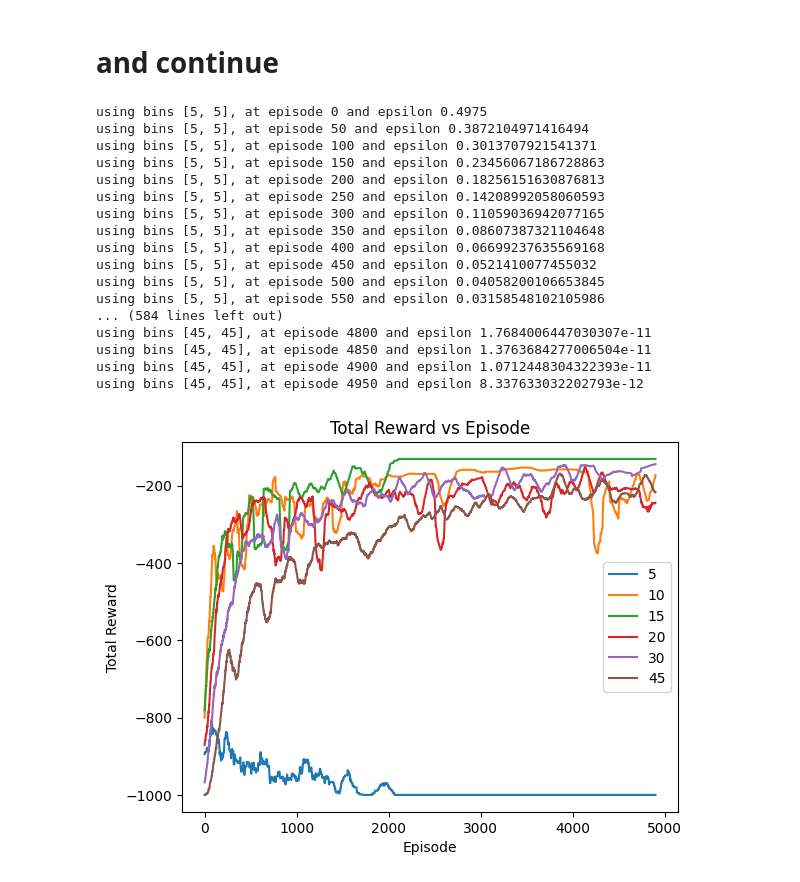
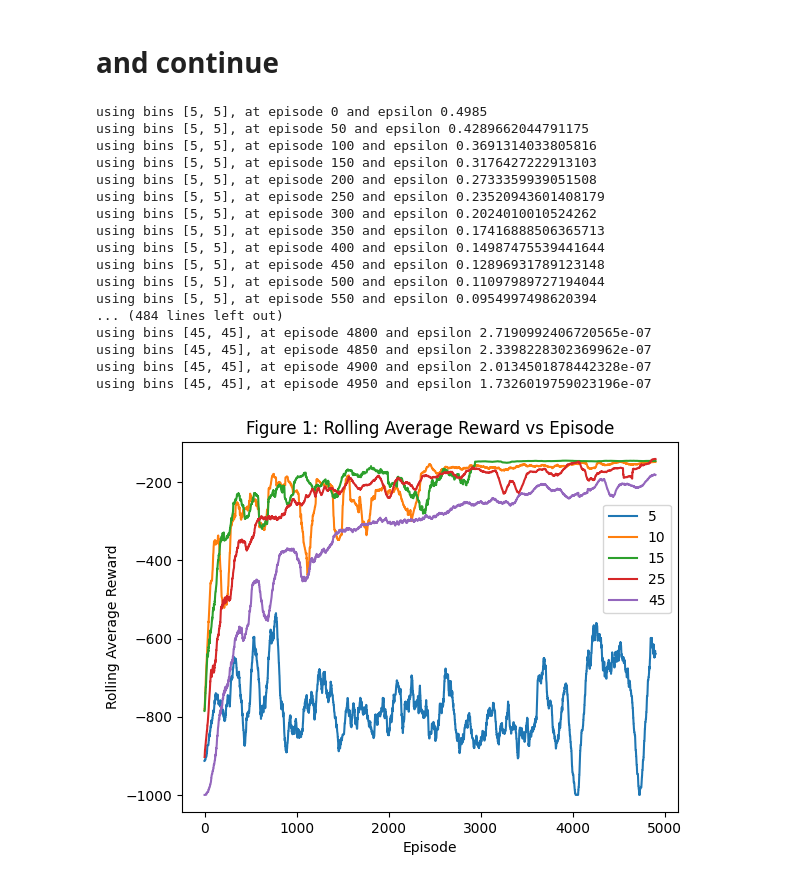
Before and after one commit to saraahmadi3/inf368, a Jupyter notebook: p4/p2ex4/ex4.ipynb, the cells around one changed output. Saved outputs shown, nothing was run; the diff lists cells and outputs as text; code cells hidden in the pictures.

Commit message:
final images

```diff
--- a/p4/p2ex4/ex4.ipynb
+++ b/p4/p2ex4/ex4.ipynb
@@ -121,8 +122,8 @@ discretize_state(state, num_bins)
 ALPHA = 0.1  # Learning rate
 GAMMA = 0.95  # Discount factor
 EPSILON = 0.5  # Epsilon-greedy exploration
-EPSILON_DECAY = 0.995  # Epsilon decay
 NUM_EPSISODES = 5000 # Number of episodes
+EPSILON_DECAY = 0.997 # Epsilon decay
 
 def train_agent_q_learning(env,num_bins,rolling_window=100,NUM_EPSISODES=NUM_EPSISODES,ALPHA=ALPHA,GAMMA=GAMMA,EPSILON=EPSILON,EPSILON_DECAY=EPSILON_DECAY):
     # Initialize the Q-table
@@ -148,7 +149,7 @@ def train_agent_q_learning(env,num_bins,rolling_window=100,NUM_EPSISODES=NUM_EPS
         total_reward = 0
 
         # Initialize the state
-        state,_=env.reset(seed=SEED)
+        state,_=env.reset()
         done = False
 
         # Train the agent
@@ -281,12 +357,13 @@ eeeeehhhh.... so ser ikke ut som den lærer å komme seg ut hver ang. og ser hel
 # %% [markdown]
 # and continue
 # %%
-bin_vals=[5,10,15,20,30,45]
+bin_vals=[5,10,15,25,45]
 bin_opts=[[b,b] for b in bin_vals]
 
 bin_info={b:{} for b in bin_vals}
 
 for num_bin in bin_opts:
+    env.reset(seed=SEED)
     tic = time()
     Q,rewards,smooth_rewards=train_agent_q_learning(env,num_bin,rolling_window=100)
     toc = time()
@@ -295,23 +372,23 @@ for num_bin in bin_opts:
     bin_info[num_bin[0]]['smooth_rewards']=smooth_rewards
     bin_info[num_bin[0]]['time']=toc-tic
 # %% [output]
-using bins [5, 5], at episode 0 and epsilon 0.4975
-using bins [5, 5], at episode 50 and epsilon 0.3872104971416494
-using bins [5, 5], at episode 100 and epsilon 0.3013707921541371
-using bins [5, 5], at episode 150 and epsilon 0.23456067186728863
-using bins [5, 5], at episode 200 and epsilon 0.18256151630876813
-using bins [5, 5], at episode 250 and epsilon 0.14208992058060593
-using bins [5, 5], at episode 300 and epsilon 0.11059036942077165
-using bins [5, 5], at episode 350 and epsilon 0.08607387321104648
-using bins [5, 5], at episode 400 and epsilon 0.06699237635569168
-using bins [5, 5], at episode 450 and epsilon 0.0521410077455032
-using bins [5, 5], at episode 500 and epsilon 0.04058200106653845
-using bins [5, 5], at episode 550 and epsilon 0.03158548102105986
-... (584 lines left out)
-using bins [45, 45], at episode 4800 and epsilon 1.7684006447030307e-11
-using bins [45, 45], at episode 4850 and epsilon 1.3763684277006504e-11
-using bins [45, 45], at episode 4900 and epsilon 1.0712448304322393e-11
-using bins [45, 45], at episode 4950 and epsilon 8.337633032202793e-12
+using bins [5, 5], at episode 0 and epsilon 0.4985
+using bins [5, 5], at episode 50 and epsilon 0.4289662044791175
+using bins [5, 5], at episode 100 and epsilon 0.3691314033805816
+using bins [5, 5], at episode 150 and epsilon 0.3176427222913103
+using bins [5, 5], at episode 200 and epsilon 0.2733359939051508
+using bins [5, 5], at episode 250 and epsilon 0.23520943601408179
+using bins [5, 5], at episode 300 and epsilon 0.2024010010524262
+using bins [5, 5], at episode 350 and epsilon 0.17416888506365713
+using bins [5, 5], at episode 400 and epsilon 0.14987475539441644
+using bins [5, 5], at episode 450 and epsilon 0.12896931789123148
+using bins [5, 5], at episode 500 and epsilon 0.11097989727194044
+using bins [5, 5], at episode 550 and epsilon 0.0954997498620394
+... (484 lines left out)
+using bins [45, 45], at episode 4800 and epsilon 2.7190992406720565e-07
+using bins [45, 45], at episode 4850 and epsilon 2.3398228302369962e-07
+using bins [45, 45], at episode 4900 and epsilon 2.0134501878442328e-07
+using bins [45, 45], at episode 4950 and epsilon 1.7326019759023196e-07
 # %%
 # print(bin_info)
 # %%
@@ -343,14 +420,13 @@ using bins [45, 45], at episode 4950 and epsilon 8.337633032202793e-12
 # %%
 for b in bin_vals:
     plt.plot(bin_info[b]['smooth_rewards'],label=str(b))
 plt.xlabel('Episode')
-plt.ylabel('Total Reward')
-plt.title('Total Reward vs Episode')
-plt.legend()
-
+plt.ylabel('Rolling Average Reward')
+plt.title('Figure 1: Rolling Average Reward vs Episode')
+plt.legend( bbox_to_anchor=(1, 0.85))
 plt.show()
 # %% [output]
-[figure, old version]
+[figure, new version]
 # %%
 rewards=[bin_info[b]['rewards'][-1] for b in bin_vals]
 times=[bin_info[b]['time'] for b in bin_vals]
```
Also changed, not shown: parts of 9 cells of this notebook.
